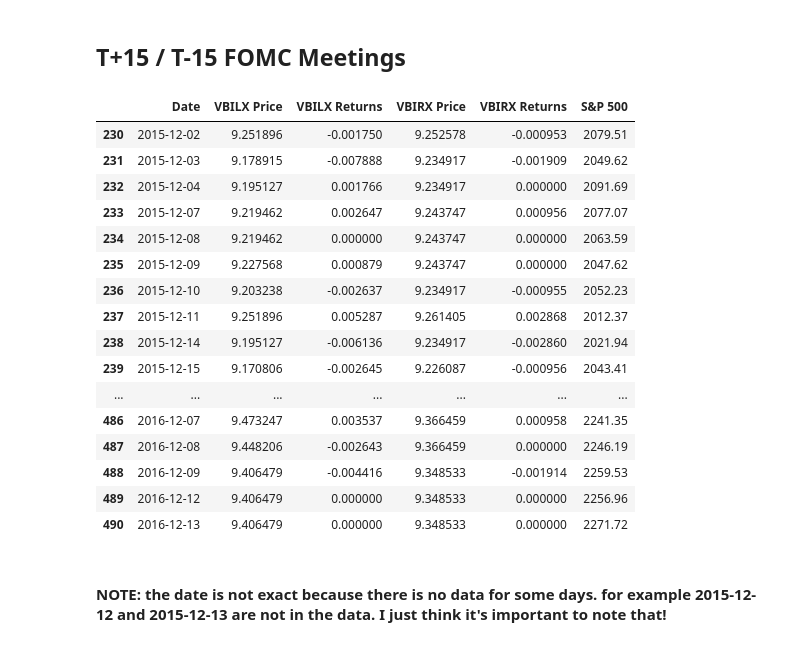
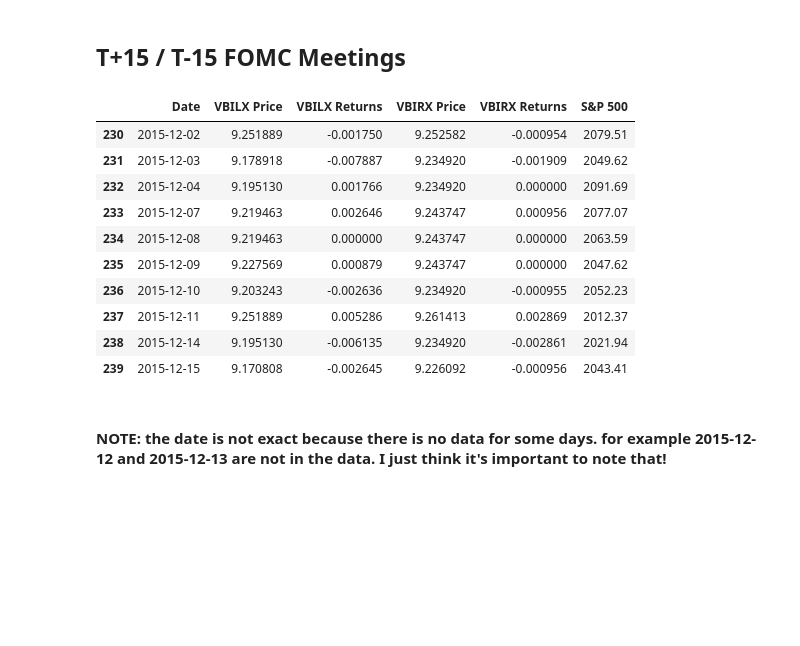
Before and after one commit to mab923/finalteamproject, a Jupyter notebook: FinalProject.ipynb, the cells around one changed output. Cells and saved outputs as stored; diff of their text form; code cells hidden in the pictures; blank space fills up the shorter version.

```diff
--- a/FinalProject.ipynb
+++ b/FinalProject.ipynb
@@ -64,45 +82,39 @@ plt.show()
 # %%
 #change to datetime
 merged_data['Date'] = pd.to_datetime(merged_data['Date'])
 rates['Date'] = pd.to_datetime(rates['Date'])
 
 fifteen_days = pd.DataFrame()
 filtered_dates = rates['Date'].tolist()
 
 
 # Loop
 for date in filtered_dates:
     # Convert date to datetime object
     match_date = pd.to_datetime(date)
     # Filter the merged data to the 15 days prior and after the matching date
     prior_15 = merged_data.loc[(merged_data['Date'] >= match_date - pd.Timedelta(days=15)) & (merged_data['Date'] <= match_date)]
     post_15 = merged_data.loc[(merged_data['Date'] > match_date) & (merged_data['Date'] <= match_date + pd.Timedelta(days=15))]
     # Combine the filtered dataframes and append to the results dataframe
     filtered_data = pd.concat([prior_15, post_15])
     fifteen_days = pd.concat([fifteen_days, filtered_data])
 
 # Sort results and drop and duplicates
 fifteen_days.sort_values(by='Date', inplace=True)
 fifteen_days.drop_duplicates(inplace=True)
-fifteen_days[0:31]
+fifteen_days[0:10]
 # %% [output]
 |  | Date | VBILX Price | VBILX Returns | VBIRX Price | VBIRX Returns | S&P 500 |
-| 230 | 2015-12-02 | 9.251896 | -0.001750 | 9.252578 | -0.000953 | 2079.51 |
-| 231 | 2015-12-03 | 9.178915 | -0.007888 | 9.234917 | -0.001909 | 2049.62 |
-| 232 | 2015-12-04 | 9.195127 | 0.001766 | 9.234917 | 0.000000 | 2091.69 |
-| 233 | 2015-12-07 | 9.219462 | 0.002647 | 9.243747 | 0.000956 | 2077.07 |
-| 234 | 2015-12-08 | 9.219462 | 0.000000 | 9.243747 | 0.000000 | 2063.59 |
-| 235 | 2015-12-09 | 9.227568 | 0.000879 | 9.243747 | 0.000000 | 2047.62 |
-| 236 | 2015-12-10 | 9.203238 | -0.002637 | 9.234917 | -0.000955 | 2052.23 |
-| 237 | 2015-12-11 | 9.251896 | 0.005287 | 9.261405 | 0.002868 | 2012.37 |
-| 238 | 2015-12-14 | 9.195127 | -0.006136 | 9.234917 | -0.002860 | 2021.94 |
-| 239 | 2015-12-15 | 9.170806 | -0.002645 | 9.226087 | -0.000956 | 2043.41 |
-| ... | ... | ... | ... | ... | ... | ... |
-| 486 | 2016-12-07 | 9.473247 | 0.003537 | 9.366459 | 0.000958 | 2241.35 |
-| 487 | 2016-12-08 | 9.448206 | -0.002643 | 9.366459 | 0.000000 | 2246.19 |
-| 488 | 2016-12-09 | 9.406479 | -0.004416 | 9.348533 | -0.001914 | 2259.53 |
-| 489 | 2016-12-12 | 9.406479 | 0.000000 | 9.348533 | 0.000000 | 2256.96 |
-| 490 | 2016-12-13 | 9.406479 | 0.000000 | 9.348533 | 0.000000 | 2271.72 |
+| 230 | 2015-12-02 | 9.251889 | -0.001750 | 9.252582 | -0.000954 | 2079.51 |
+| 231 | 2015-12-03 | 9.178918 | -0.007887 | 9.234920 | -0.001909 | 2049.62 |
+| 232 | 2015-12-04 | 9.195130 | 0.001766 | 9.234920 | 0.000000 | 2091.69 |
+| 233 | 2015-12-07 | 9.219463 | 0.002646 | 9.243747 | 0.000956 | 2077.07 |
+| 234 | 2015-12-08 | 9.219463 | 0.000000 | 9.243747 | 0.000000 | 2063.59 |
+| 235 | 2015-12-09 | 9.227569 | 0.000879 | 9.243747 | 0.000000 | 2047.62 |
+| 236 | 2015-12-10 | 9.203243 | -0.002636 | 9.234920 | -0.000955 | 2052.23 |
+| 237 | 2015-12-11 | 9.251889 | 0.005286 | 9.261413 | 0.002869 | 2012.37 |
+| 238 | 2015-12-14 | 9.195130 | -0.006135 | 9.234920 | -0.002861 | 2021.94 |
+| 239 | 2015-12-15 | 9.170808 | -0.002645 | 9.226092 | -0.000956 | 2043.41 |
 # %% [markdown]
 #### NOTE: the date is not exact because there is no data for some days. for example 2015-12-12 and 2015-12-13 are not in the data. I just think it's important to note that!
 # %% [markdown]
```
Also changed, not shown: parts of 3 cells of this notebook, 3 other files.
